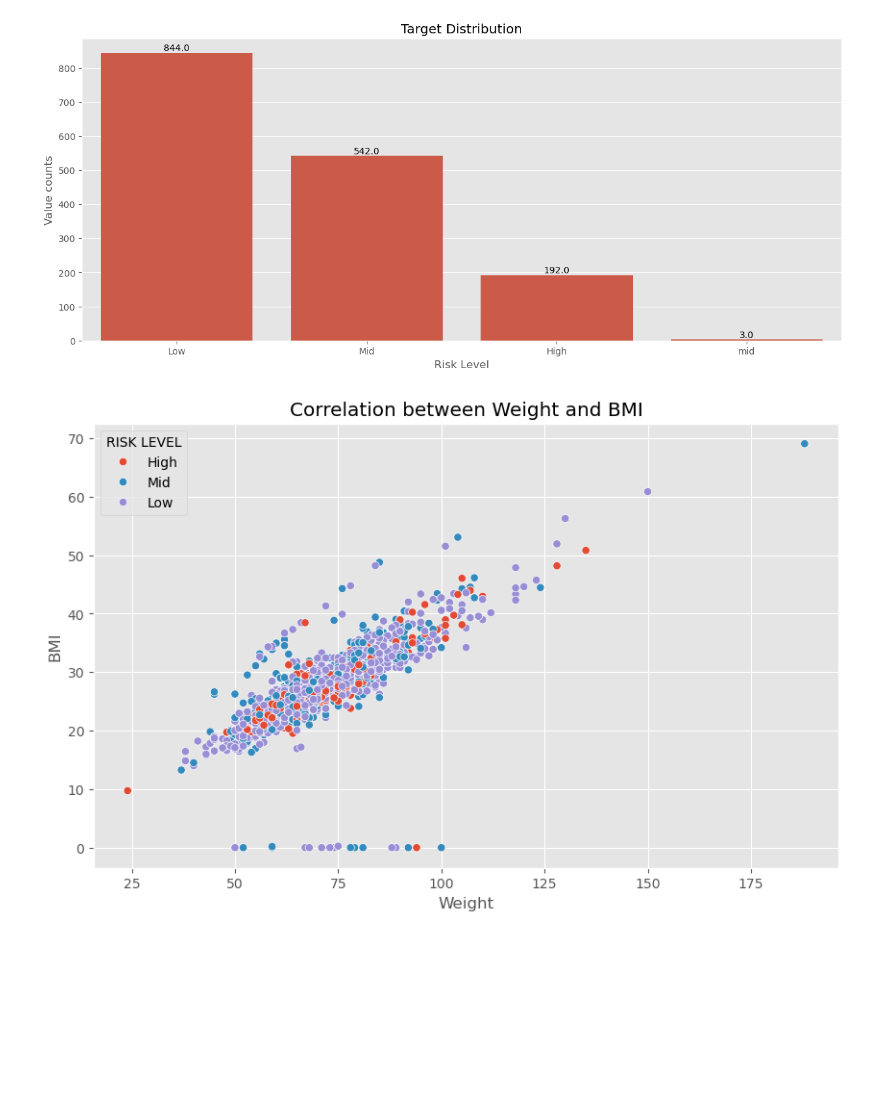
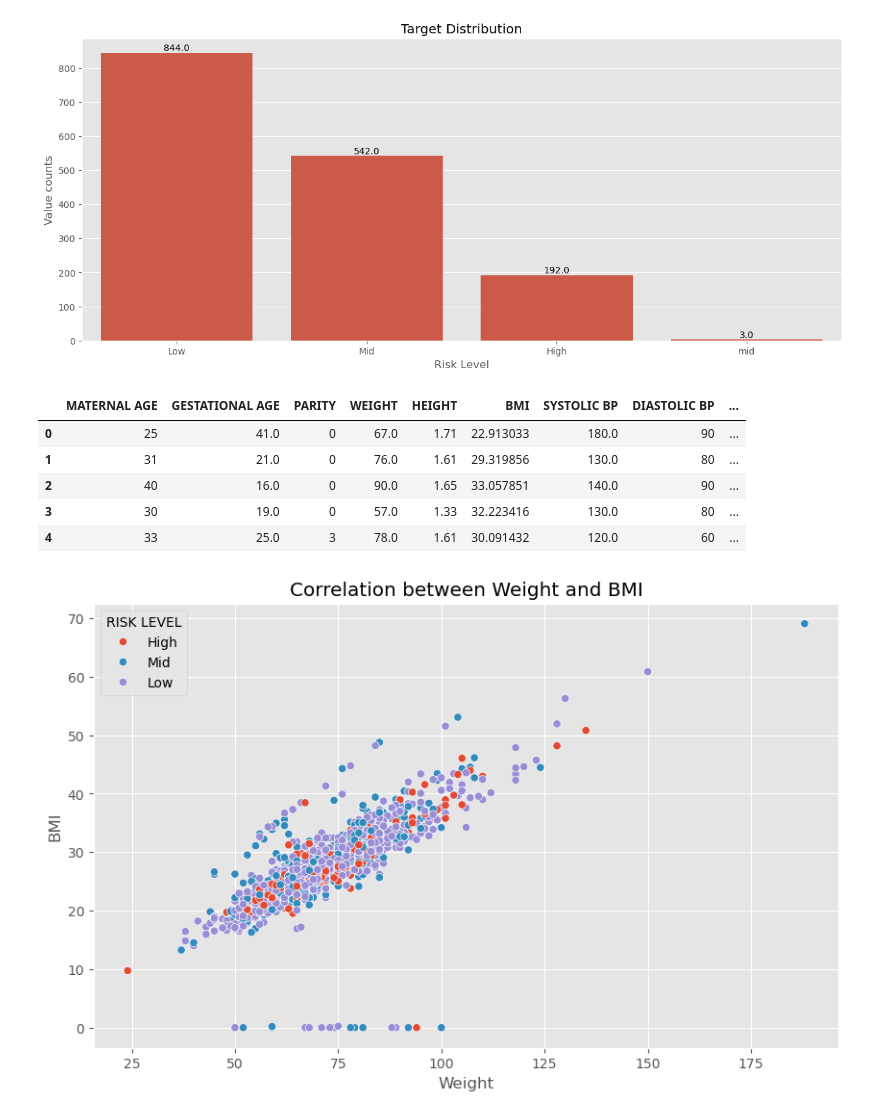
Before and after one commit to Eddy-Emmanuel/Pregnancy-Risk-Classifier, a Jupyter notebook: UPDATED_DATA_MODELLING.ipynb, the cells around one changed output. Drawn from its saved outputs; the diff is of its cells as text; code cells hidden in the pictures; blank space fills up the shorter version.

```diff
--- a/UPDATED_DATA_MODELLING.ipynb
+++ b/UPDATED_DATA_MODELLING.ipynb
@@ -224,6 +256,15 @@ for i in df['RISK LEVEL']:
     else:
         new_target.append('Mid')
 df['RISK LEVEL'] = new_target
+# %%
+df.head()
+# %% [output]
+|  | MATERNAL AGE | GESTATIONAL AGE | PARITY | WEIGHT | HEIGHT | BMI | SYSTOLIC BP | DIASTOLIC BP | ... |
+| 0 | 25 | 41.0 | 0 | 67.0 | 1.71 | 22.913033 | 180.0 | 90 | ... |
+| 1 | 31 | 21.0 | 0 | 76.0 | 1.61 | 29.319856 | 130.0 | 80 | ... |
+| 2 | 40 | 16.0 | 0 | 90.0 | 1.65 | 33.057851 | 140.0 | 90 | ... |
+| 3 | 30 | 19.0 | 0 | 57.0 | 1.33 | 32.223416 | 130.0 | 80 | ... |
+| 4 | 33 | 25.0 | 3 | 78.0 | 1.61 | 30.091432 | 120.0 | 60 | ... |
 # %%
 # @title Correlation between Weight and BMI
 plt.figure(figsize=(10, 6))
```
Also changed, not shown: parts of 7 cells of this notebook, 1 other file.
